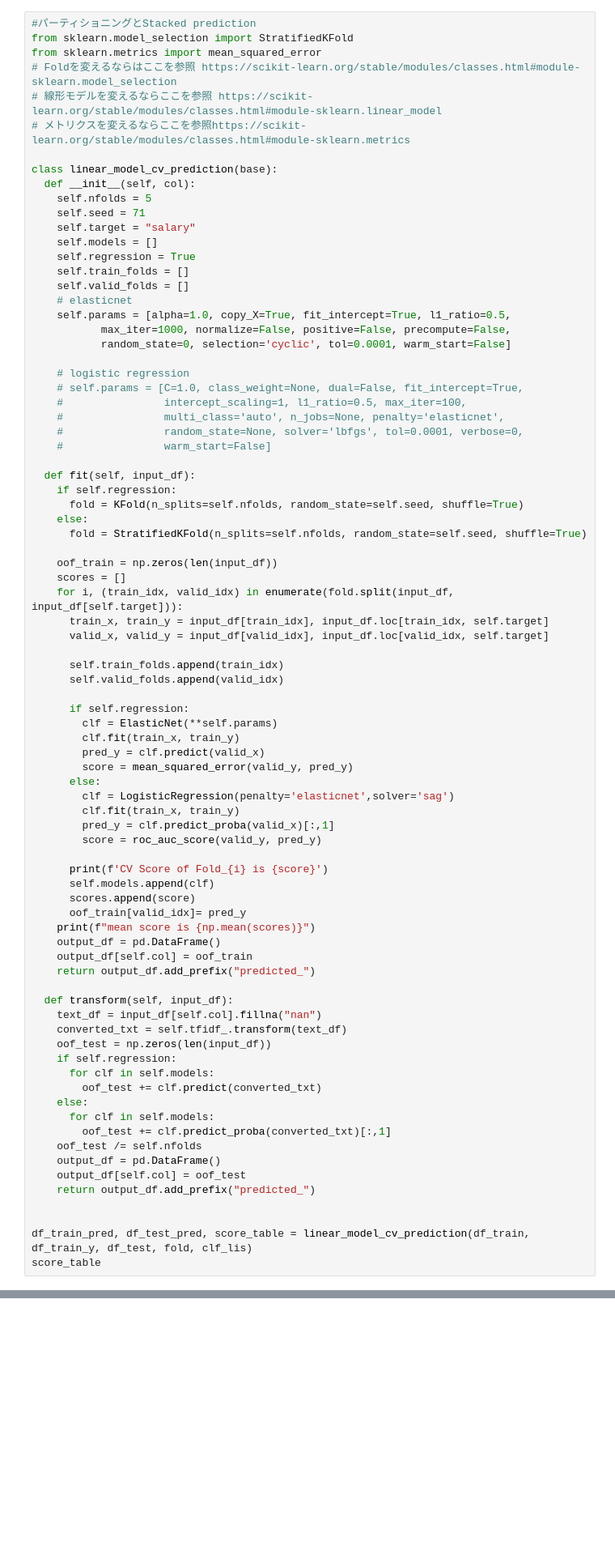
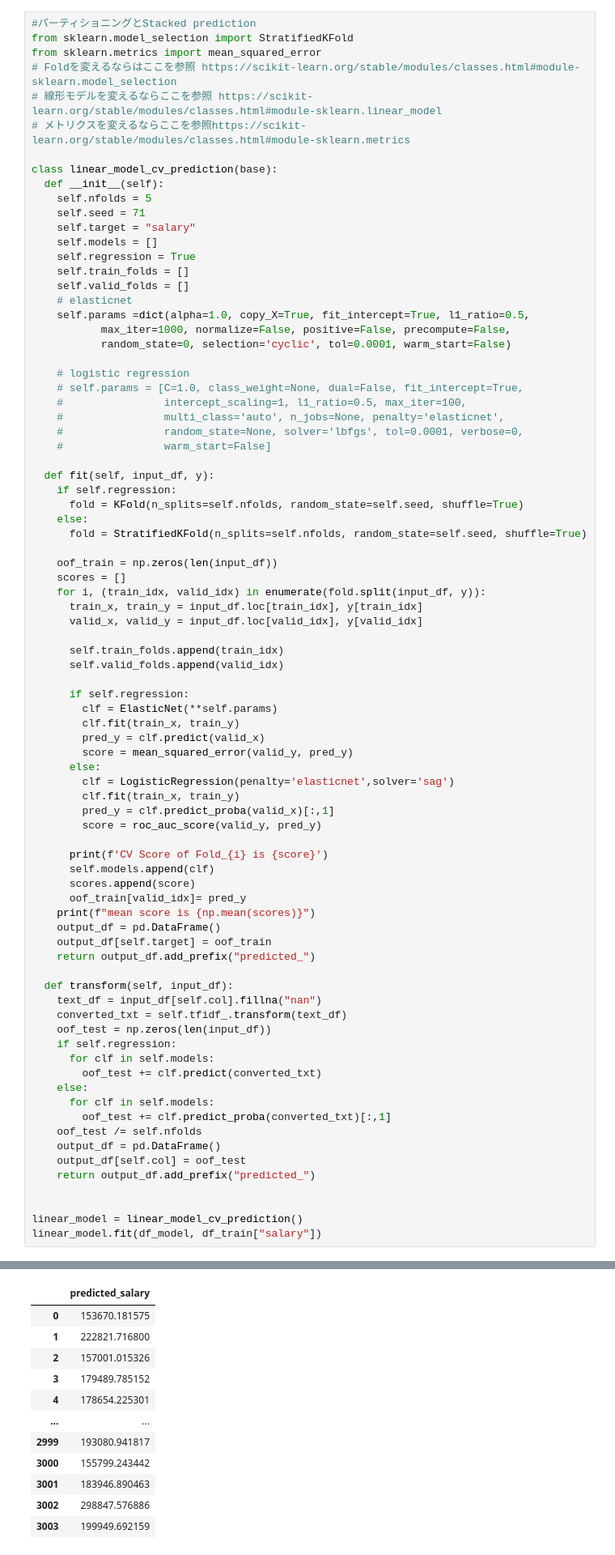
Before and after one commit to lemmingy/My_pipelines, a Jupyter notebook: liner_model.ipynb, the cells around one changed output, grey strips where cells are left out. Shown at 81% size. Drawn from its saved outputs; the diff is of its cells as text; blank space fills up the shorter version.

```diff
--- a/liner_model.ipynb
+++ b/liner_model.ipynb
@@ -323,7 +509,7 @@ from sklearn.metrics import mean_squared_error
 # メトリクスを変えるならここを参照https://scikit-learn.org/stable/modules/classes.html#module-sklearn.metrics
 
 class linear_model_cv_prediction(base):
-  def __init__(self, col):
+  def __init__(self):
     self.nfolds = 5
     self.seed = 71
     self.target = "salary"
@@ -332,9 +518,9 @@ class linear_model_cv_prediction(base):
     self.train_folds = []
     self.valid_folds = []
     # elasticnet
-    self.params = [alpha=1.0, copy_X=True, fit_intercept=True, l1_ratio=0.5,
+    self.params =dict(alpha=1.0, copy_X=True, fit_intercept=True, l1_ratio=0.5,
            max_iter=1000, normalize=False, positive=False, precompute=False,
-           random_state=0, selection='cyclic', tol=0.0001, warm_start=False]
+           random_state=0, selection='cyclic', tol=0.0001, warm_start=False)
 
     # logistic regression
     # self.params = [C=1.0, class_weight=None, dual=False, fit_intercept=True,
@@ -343,7 +529,7 @@ class linear_model_cv_prediction(base):
     #                random_state=None, solver='lbfgs', tol=0.0001, verbose=0,
     #                warm_start=False]
 
-  def fit(self, input_df):
+  def fit(self, input_df, y):
     if self.regression:
       fold = KFold(n_splits=self.nfolds, random_state=self.seed, shuffle=True)
     else:
@@ -351,9 +537,9 @@ class linear_model_cv_prediction(base):
 
     oof_train = np.zeros(len(input_df))
     scores = []
-    for i, (train_idx, valid_idx) in enumerate(fold.split(input_df, input_df[self.target])):
-      train_x, train_y = input_df[train_idx], input_df.loc[train_idx, self.target]
-      valid_x, valid_y = input_df[valid_idx], input_df.loc[valid_idx, self.target]
+    for i, (train_idx, valid_idx) in enumerate(fold.split(input_df, y)):
+      train_x, train_y = input_df.loc[train_idx], y[train_idx]
+      valid_x, valid_y = input_df.loc[valid_idx], y[valid_idx]
 
       self.train_folds.append(train_idx)
       self.valid_folds.append(valid_idx)
@@ -375,7 +561,7 @@ class linear_model_cv_prediction(base):
       oof_train[valid_idx]= pred_y
     print(f"mean score is {np.mean(scores)}")
     output_df = pd.DataFrame()
-    output_df[self.col] = oof_train
+    output_df[self.target] = oof_train
     return output_df.add_prefix("predicted_")
 
   def transform(self, input_df):
@@ -394,5 +580,6 @@ class linear_model_cv_prediction(base):
     return output_df.add_prefix("predicted_")
 
 
-df_train_pred, df_test_pred, score_table = linear_model_cv_prediction(df_train, df_train_y, df_test, fold, clf_lis)
-score_table
+linear_model = linear_model_cv_prediction()
+linear_model.fit(df_model, df_train["salary"])
+# %% [output]
@@ -398,0 +592,12 @@ score_table
+|  | predicted_salary |
+| 0 | 153670.181575 |
+| 1 | 222821.716800 |
+| 2 | 157001.015326 |
+| 3 | 179489.785152 |
+| 4 | 178654.225301 |
+| ... | ... |
+| 2999 | 193080.941817 |
+| 3000 | 155799.243442 |
+| 3001 | 183946.890463 |
+| 3002 | 298847.576886 |
+| 3003 | 199949.692159 |
```
Also changed, not shown: parts of 13 cells of this notebook.
